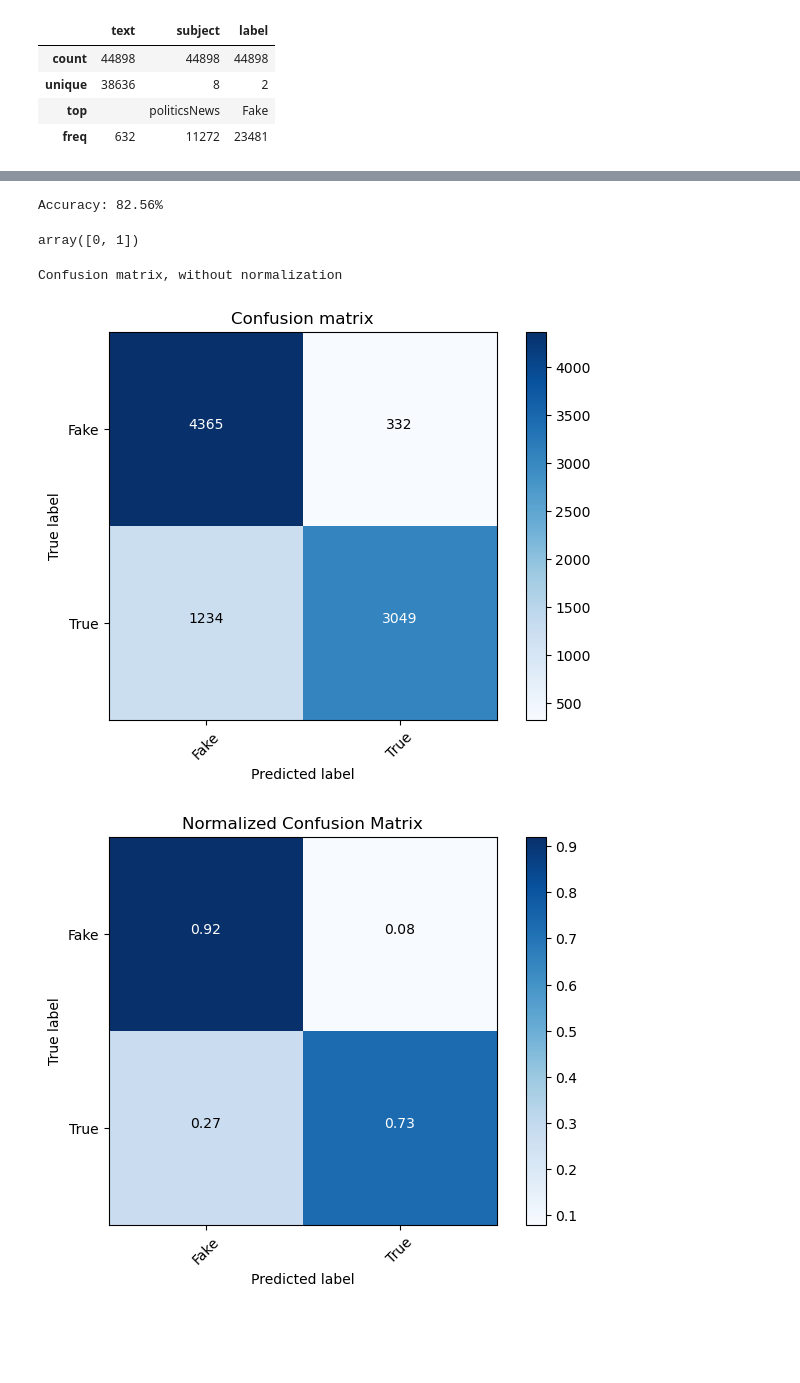
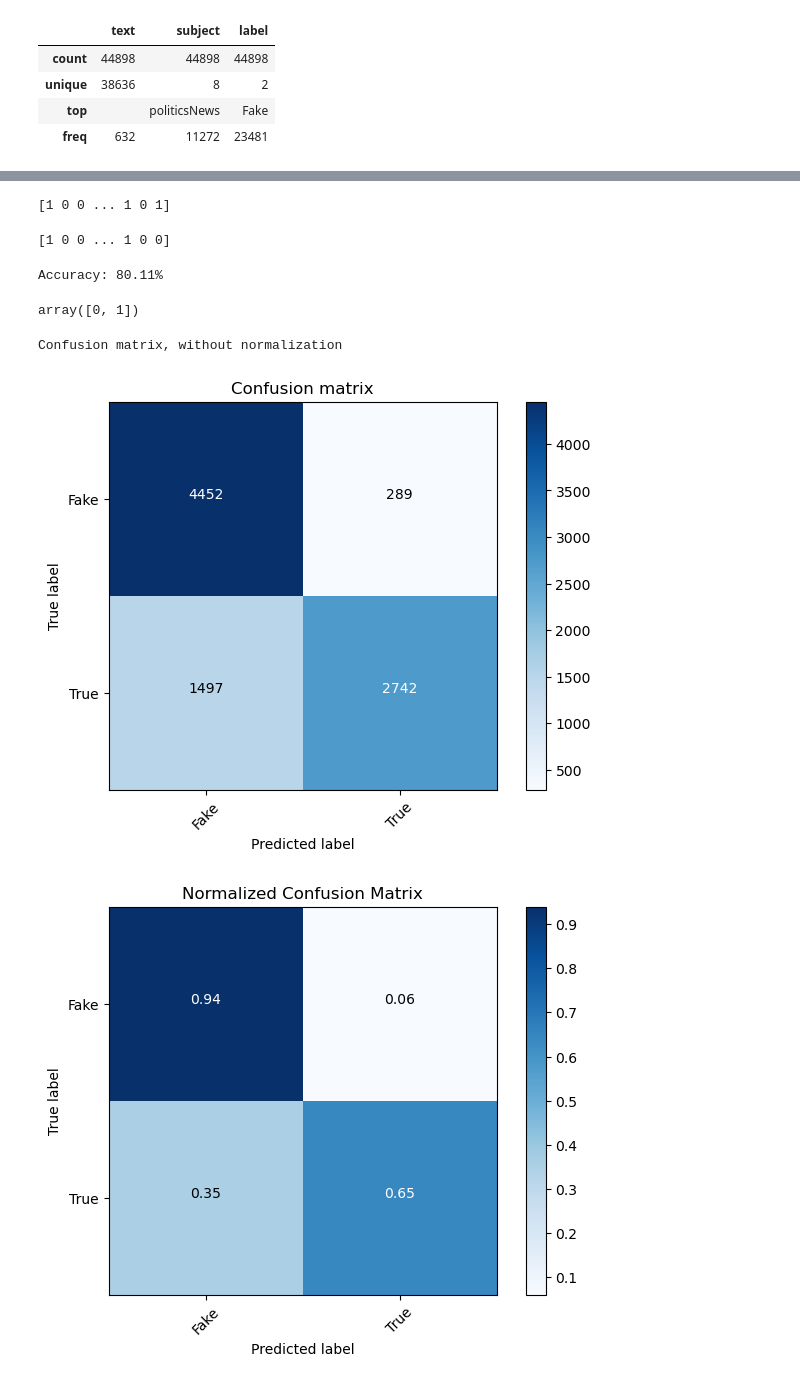
Before and after one commit to Nabin0727/navie-bayes-implementation-for-fakenews, a Jupyter notebook: Fake_News_Detection_Copy1.ipynb, the cells around one changed output, grey strips where cells are left out. Drawn from its saved outputs; the diff is of its cells as text; code cells hidden in the pictures; blank space fills up the shorter version.

```diff
--- a/Fake_News_Detection_Copy1.ipynb
+++ b/Fake_News_Detection_Copy1.ipynb
@@ -313,3 +314,6 @@ def plot_confusion_matrix(cm, classes,
 # %%
 x = final_data['text']
 y = final_data['label']
+# %%
+num_true = len(final_data[final_data['label'] == 'True'])
+num_fake = len(final_data[final_data['label'] == 'Fake'])
@@ -337,24 +400,29 @@ print(count_vectorizer.get_feature_names()[:10])
 from collections import defaultdict
 from scipy.sparse import csr_matrix
 
-def train_naive_bayes(X, y, alpha=1.0):
+def train_naive_bayes(X, y, alpha=2.0):
     # Convert X to a sparse matrix
     X_sparse = csr_matrix(X)
+    #print(X_sparse)
 
     # Calculate the number of fake and real news articles in the training set
-    num_fake = y.sum()
-    num_real = len(y) - num_fake
+    num_real = y.sum()
+    print(num_real)
+    num_fake = len(y) - num_real
+    print(num_fake)
 
     # Calculate the probability of a news article being fake or real
     p_fake = (num_fake + alpha) / (len(y) + 2 * alpha)
+    print(p_fake)
     p_real = (num_real + alpha) / (len(y) + 2 * alpha)
+    print(p_real)
 
     # Calculate the probability of each word appearing in a fake or real news article
     fake_word_probs = defaultdict(int)
-    real_word_probs = defaultdict(int)
+    real_word_probs = defaultdict(int) # This could have been initilized with the {} but it will throw and key error as the dictonary is empty
     for i in range(X_sparse.shape[0]):
         article = X_sparse[i, :]
-        words = article.indices
+        words = article.nonzero()[1]
         for index in words:
             if y[i] == 1:  # News article is fake
                 fake_word_probs[index] += 1
@@ -375,7 +443,7 @@ def train_naive_bayes(X, y, alpha=1.0):
     return p_fake, p_real, fake_word_probs, real_word_probs
 
 
-def predict_fake_news(X, p_fake, p_real, fake_word_probs, real_word_probs, alpha=1):
+def predict_fake_news(X, p_fake, p_real, fake_word_probs, real_word_probs, alpha=2.0):
     y_pred = []
     num_fake = 0
     num_real = 0
@@ -383,7 +451,7 @@ def predict_fake_news(X, p_fake, p_real, fake_word_probs, real_word_probs, alpha
         article = X[i, :]
         p_real_article = 1.0
         p_fake_article = 1.0
-        words = article.nonzero()[1]
+        words = article.nonzero()[1] # it is more efficient than -> words = article.indices
         for index in words:
             if index in fake_word_probs:
                 p_fake_article *= fake_word_probs[index]
@@ -392,10 +460,15 @@ def predict_fake_news(X, p_fake, p_real, fake_word_probs, real_word_probs, alpha
             if index in real_word_probs:
                 p_real_article *= real_word_probs[index]
             else:
-                p_real_article *= alpha / (num_real + 2 * alpha)
+                p_real_article *= alpha / (num_real + 2 * alpha) # This is used for laplace smoothing as the probability is set to 0.5 assuming that the world can occur in both real or fake news
+
+
+        # Calculate the probability that the news article is fake or real
+        p_fake_article *= p_fake
+        p_real_article *= p_real
 
         # Predict the class label of the news article
-        if p_fake_article * p_fake > p_real_article * p_real:
+        if p_fake_article > p_real_article :
             y_pred.append(1)
         else:
             y_pred.append(0)
@@ -405,8 +478,5 @@ def predict_fake_news(X, p_fake, p_real, fake_word_probs, real_word_probs, alpha
         else:
             num_real += 1
 
+    #accuracy = num_correct / X.shape[0]
     return np.array(y_pred)
-
-# Saving the predict fake news
-with open('predict_fake_news.pkl', 'wb') as f:
-    pickle.dump(predict_fake_news, f)
@@ -416,12 +494,20 @@ p_fake, p_real, fake_word_probs, real_word_probs = train_naive_bayes(x_train_bow
 # %%
 # Predict the class labels of the test set
 y_pred = predict_fake_news(x_test_bow, p_fake, p_real, fake_word_probs, real_word_probs)
+# %%
+print(y_pred)
+# %% [output]
+[1 0 0 ... 1 0 1]
+# %%
+print(y_test)
+# %% [output]
+[1 0 0 ... 1 0 0]
 # %%
 # Evaluate the performance of the classifier
 accuracy = np.mean(y_pred == y_test)
 print("Accuracy: {:.2f}%".format(accuracy * 100))
 # %% [output]
-Accuracy: 82.56%
+Accuracy: 80.11%
 # %%
 np.unique(y_test)
 # %% [output]
@@ -431,36 +517,36 @@ cm1 = metrics.confusion_matrix(y_test, y_pred, labels=[0, 1])
 plot_confusion_matrix(cm1, classes=['Fake', 'True'])
 # %% [output]
 Confusion matrix, without normalization
-[figure, old version]
+[figure, new version]
 # %%
 import matplotlib.pyplot as plt
 import numpy as np
 from sklearn import metrics
 
 # calculate confusion matrix
-cm = metrics.confusion_matrix(y_test, tfidf_pred, labels=[0, 1], normalize='true')
+cm = metrics.confusion_matrix(y_test, y_pred, labels=[0, 1], normalize='true')
 
 # plot confusion matrix
 plt.imshow(cm, interpolation='nearest', cmap=plt.cm.Blues)
 plt.title('Normalized Confusion Matrix')
 plt.colorbar()
 tick_marks = np.arange(len(['0', '1']))
 plt.xticks(tick_marks, ['Fake', 'True'], rotation=45)
 plt.yticks(tick_marks, ['Fake', 'True'])
 plt.tight_layout()
 plt.ylabel('True label')
 plt.xlabel('Predicted label')
 
 # add labels to cells
 thresh = cm.max() / 2.
 for i, j in np.ndindex(cm.shape):
     plt.text(j, i, '{:.2f}'.format(cm[i, j]),
              horizontalalignment="center",
              color="white" if cm[i, j] > thresh else "black")
 
 plt.show()
 # %% [output]
-[figure, old version]
+[figure, new version]
 # %%
 print(cm1)
 # %% [output]
```
Also changed, not shown: parts of 22 cells of this notebook, 9 other files.
